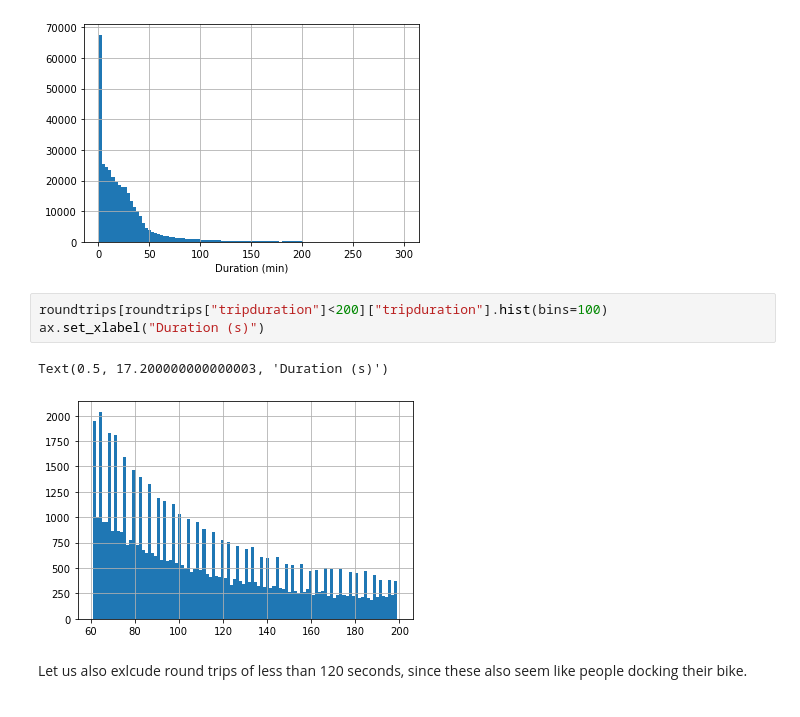
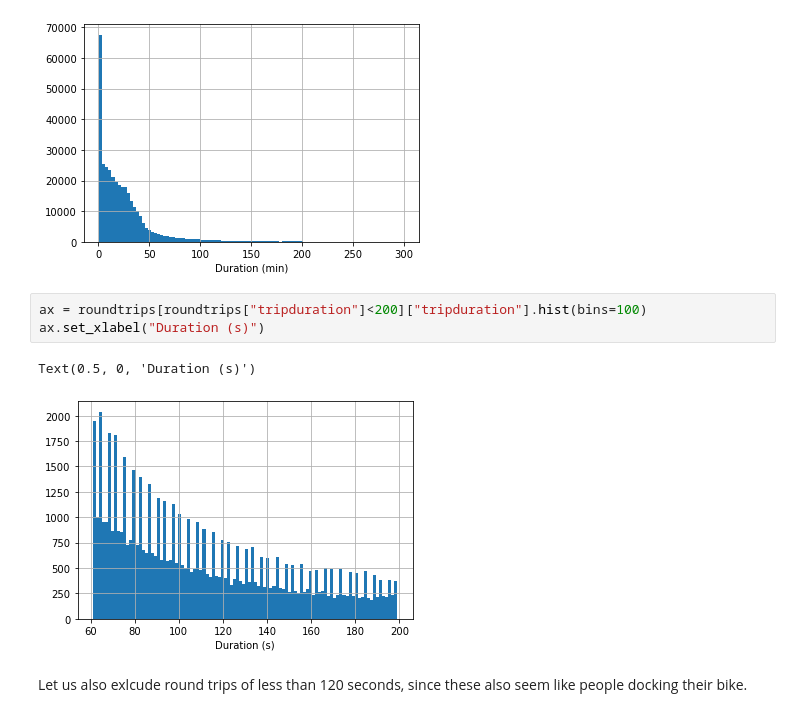
Before and after one commit to TWagner2/AXAChallenge, a Jupyter notebook: Preliminary.ipynb, the cells around one changed output. Saved outputs shown, nothing was run; the diff lists cells and outputs as text.

```diff
--- a/Preliminary.ipynb
+++ b/Preliminary.ipynb
@@ -205,11 +202,11 @@ There are 345517 round trips in the data
 Text(0.5, 0, 'Duration (min)')
 [figure]
 # %%
-roundtrips[roundtrips["tripduration"]<200]["tripduration"].hist(bins=100)
+ax = roundtrips[roundtrips["tripduration"]<200]["tripduration"].hist(bins=100)
 ax.set_xlabel("Duration (s)")
 # %% [output]
-Text(0.5, 17.200000000000003, 'Duration (s)')
+Text(0.5, 0, 'Duration (s)')
-[figure, old version]
+[figure, new version]
 # %% [markdown]
 Let us also exlcude round trips of less than 120 seconds, since these also seem like people docking their bike.
 # %%
```
Also changed, not shown: parts of 38 cells of this notebook.
